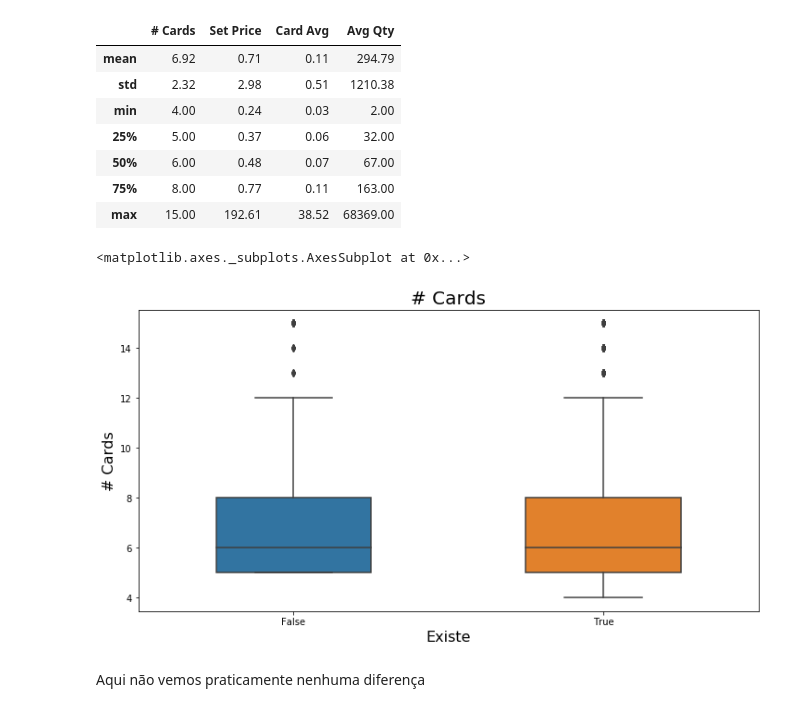
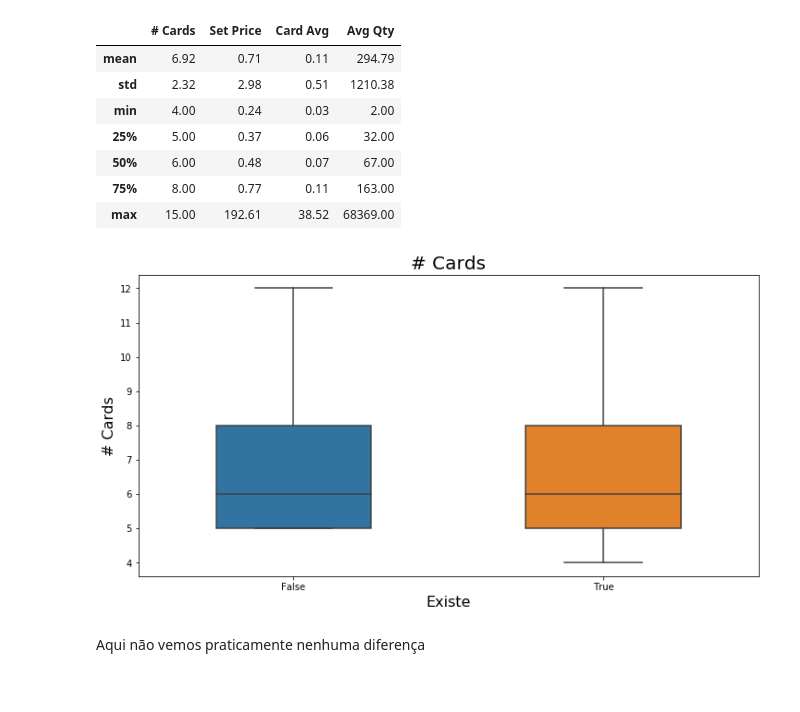
Before and after one commit to Zorug/Steam-Stuff, a Jupyter notebook: Steam_analisando_dados.ipynb, the cells around one changed output. Saved outputs shown, nothing was run; the diff lists cells and outputs as text; code cells hidden in the pictures.

```diff
--- a/Steam_analisando_dados.ipynb
+++ b/Steam_analisando_dados.ipynb
@@ -116,11 +116,3 @@ dados.head()
 # %%
 dados_nulos = dados[dados['Booster Avg'].isnull()]
 dados_reais = dados[~dados['Booster Avg'].isnull()]
-# %%
-import seaborn as sns
-
-ax = sns.distplot(dados_reais['Booster Avg'])
-ax.figure.set_size_inches(12, 6)
-ax.set_title('Distribuição de Frequências Reais', fontsize=20)
-ax.set_ylabel('Distribuição de Frequências', fontsize=16)
-ax
@@ -168,14 +160,16 @@ round(dados_reais_reduzidos.describe()[1:],2)
 | 75% | 8.00 | 0.77 | 0.11 | 163.00 |
 | max | 15.00 | 192.61 | 38.52 | 68369.00 |
 # %%
-ax = sns.boxplot(y='# Cards', x='Existe Booster', data=dados, orient='v', width=0.5) #orient é a horientação
-ax.figure.set_size_inches(12, 6)
-ax.set_title('# Cards', fontsize=20)
-ax.set_ylabel('# Cards', fontsize=16)
-ax.set_xlabel('Existe', fontsize=16)
-ax
+def compare_boxplot(item_de_comparacao):
+    ax = sns.boxplot(y=item_de_comparacao, x='Existe Booster', data=dados, orient='v', width=0.5, showfliers=False)
+    ax.figure.set_size_inches(12, 6)
+    ax.set_title(item_de_comparacao, fontsize=20)
+    ax.set_ylabel(item_de_comparacao, fontsize=16)
+    ax.set_xlabel('Existe', fontsize=16)
+    ax
-# %% [output]
-<matplotlib.axes._subplots.AxesSubplot at 0x...>
-[figure, removed]
+# %%
+compare_boxplot('# Cards')
+# %% [output]
+[figure, added]
 # %% [markdown]
 Aqui não vemos praticamente nenhuma diferença
```
Also changed, not shown: parts of 14 cells of this notebook.
